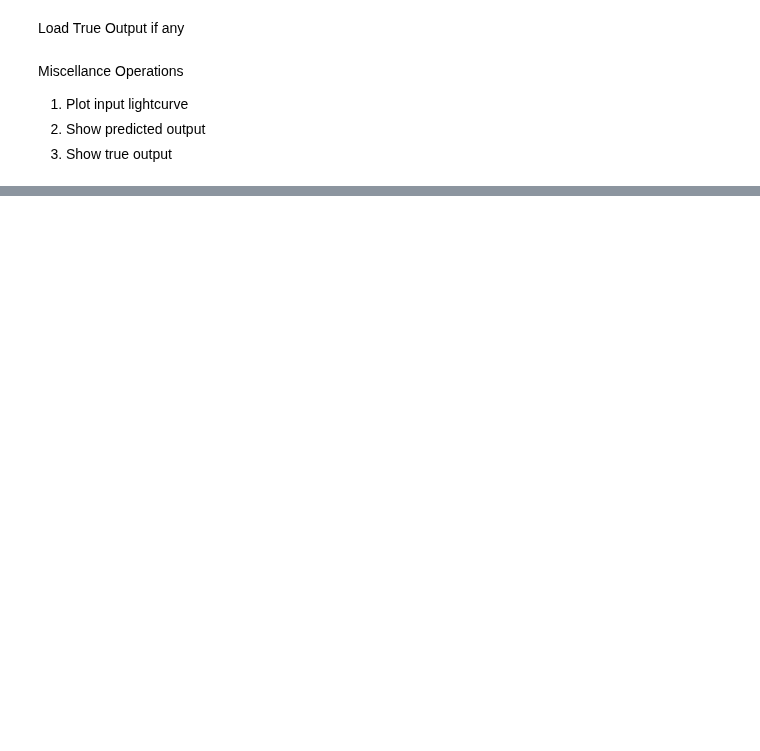
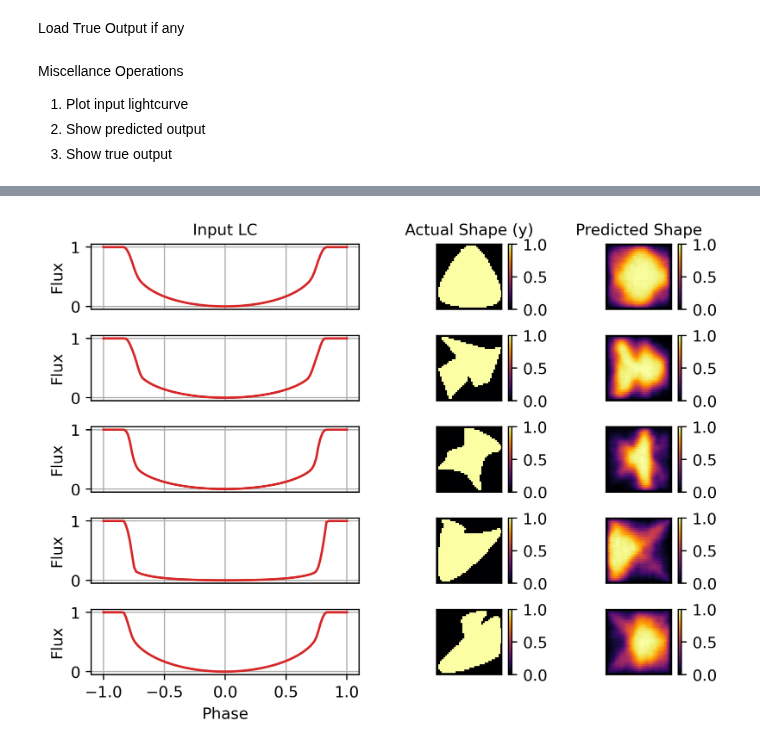
Before and after one commit to abrahammathews2000/mega, a Jupyter notebook: ml_training/ml_inference_lc2shape.ipynb, the cells around one changed output, grey strips where cells are left out. Saved outputs shown, nothing was run; the diff lists cells and outputs as text; code cells hidden in the pictures; blank space fills up the shorter version.

```diff
--- a/ml_training/ml_inference_lc2shape.ipynb
+++ b/ml_training/ml_inference_lc2shape.ipynb
@@ -95,7 +113,8 @@ plt.show()
 # %% [markdown]
 Load True Output if any
 # %%
-shape_dir = '/scratch/abraham/Documents/mega_git/mega/data/random/npy/shape/14Feb2024_circle_38_38_px.npy'
+shape_dir = '/scratch/abraham/Documents/mega_git/mega/data/vald/npy/shape/shape_1.npy'
+# shape_dir = '/scratch/abraham/Documents/mega_git/mega/data/random/npy/shape/14Feb2024_circle_38_38_px.npy'
 test_shape = np.load(shape_dir)
 
 # Normalize the image, convert to opacity map
@@ -135,0 +157,31 @@ plt.show()
+# %%
+# Plot random set of 5 light curves and predictions
+num = 5
+fig,ax=plt.subplots(num,3, figsize=(7,5), gridspec_kw={ 'width_ratios': [2,1,1],
+        'wspace': 0.2,'hspace': 0.4})
+plt.rcParams['figure.dpi'] = 400
+
+ax[0][0].set_title('Input LC',size=10)
+ax[0][1].set_title('Actual Shape (y)',size=10)
+ax[0][2].set_title(r'Predicted Shape',size=10)
+ax[num-1][0].set_xlabel('Phase',size=10)
+ph = np.linspace(-1.0,1.0,len(test_lc_scaled_append[0]))
+# advance = 60
+for i in range(num):
+    k =  random.randint(0, len(test_lc_scaled_append)-1) # 249 - i #
+    ax[i][2].tick_params(left = False, right = False , labelleft = False ,labelbottom = False, bottom = False)
+    ax[i][1].tick_params(left = False, right = False , labelleft = False ,labelbottom = False, bottom = False)
+    if(i<num-1): ax[i][0].tick_params(labelbottom = False, bottom = False)
+    img = ax[i][1].imshow(test_shape[k],cmap='inferno')
+    plt.colorbar(img)
+    ax[i][0].set_ylabel('Flux',size=10)
+    # ax[i][0].set_ylim(-0.5,1.5)
+    ax[i][0].plot(ph, test_lc_scaled_append[k],color = 'tab:red',linewidth=1.5)
+    ax[i][0].grid('on')
+    img = ax[i][2].imshow(test_predict_shape[k],cmap='inferno')
+    plt.colorbar(img)
+
+# plt.suptitle('Test Dataset Prediction (LDCs a = 0.23, b = 0.05)')
+plt.show()
+# %% [output]
+[figure, added]
```
Also changed, not shown: parts of 8 cells of this notebook.
